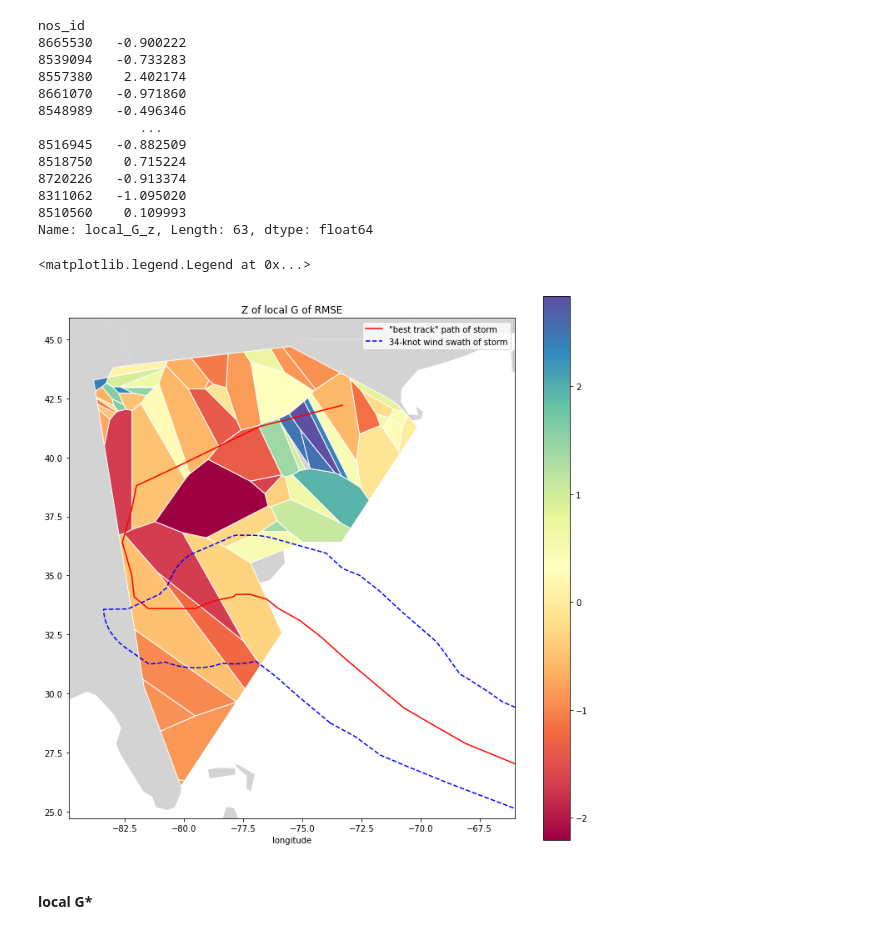
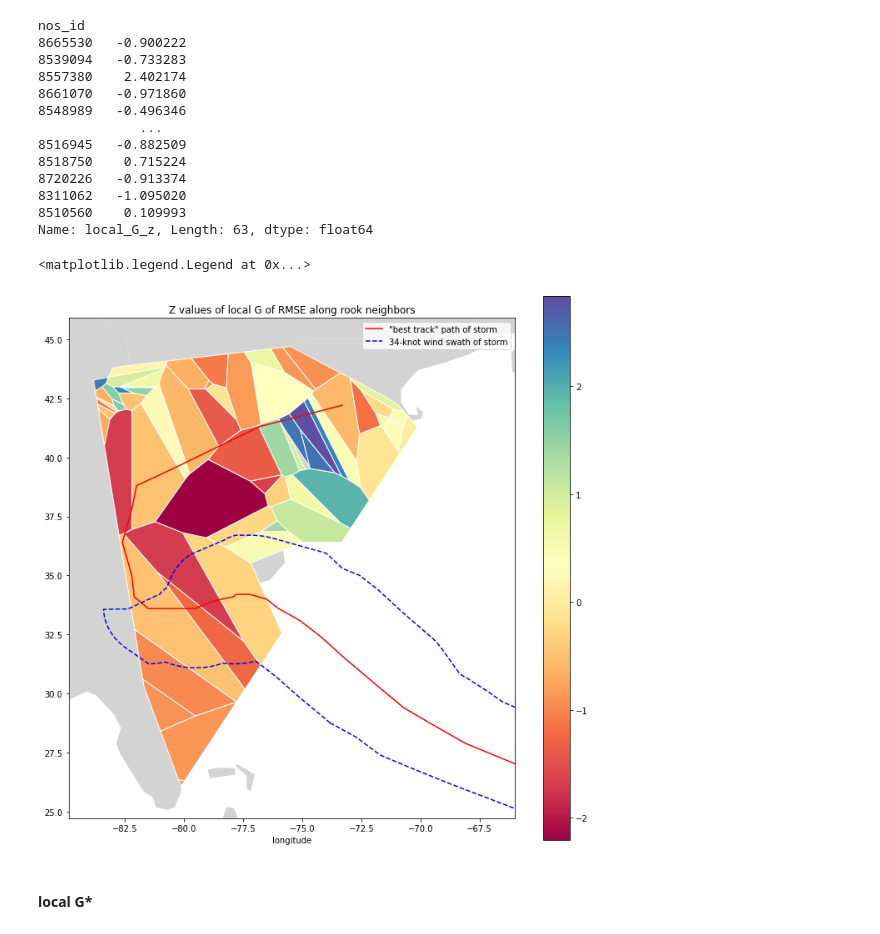
Before and after one commit to zacharyburnett/GEOG606, a Jupyter notebook: final/final_20220503.ipynb, the cells around one changed output. Saved outputs shown, nothing was run; the diff lists cells and outputs as text; code cells hidden in the pictures.

Commit message:
update plot titles

```diff
--- a/final/final_20220503.ipynb
+++ b/final/final_20220503.ipynb
@@ -716,30 +718,30 @@ Name: local_G_z, Length: 63, dtype: float64
 # %%
 figure = pyplot.figure(figsize=(12, 12))
 axis = figure.add_subplot(1, 1, 1)
 
 countries.plot(color='lightgrey', ax=axis)
 best_track.data.plot.line(x='longitude', y='latitude', c='red', label='"best track" path of storm', ax=axis)
 axis.plot(*wind_swath_34kt.exterior.xy, '--', c='blue', label='34-knot wind swath of storm')
 axis.set_xlim(*stations_bounds[0, :])
 axis.set_ylim(*stations_bounds[1, :])
 
 rmse_dataframe.plot(column='local_G_z', edgecolor='white', cmap='Spectral', ax=axis)
 
 pyplot.colorbar(
     ScalarMappable(norm=Normalize(
         vmin=rmse_dataframe['local_G_z'].min(),
         vmax=rmse_dataframe['local_G_z'].max()),
         cmap=get_cmap('Spectral'),
     ),
     ax=axis,
 
 )
 
-axis.set_title('Z of local G of RMSE')
+axis.set_title('Z values of local G of RMSE along rook neighbors')
 axis.legend()
 # %% [output]
 <matplotlib.legend.Legend at 0x...>
-[figure, old version]
+[figure, new version]
 # %% [markdown]
 #### local G*
 # %%
```
Also changed, not shown: parts of 3 cells of this notebook.
